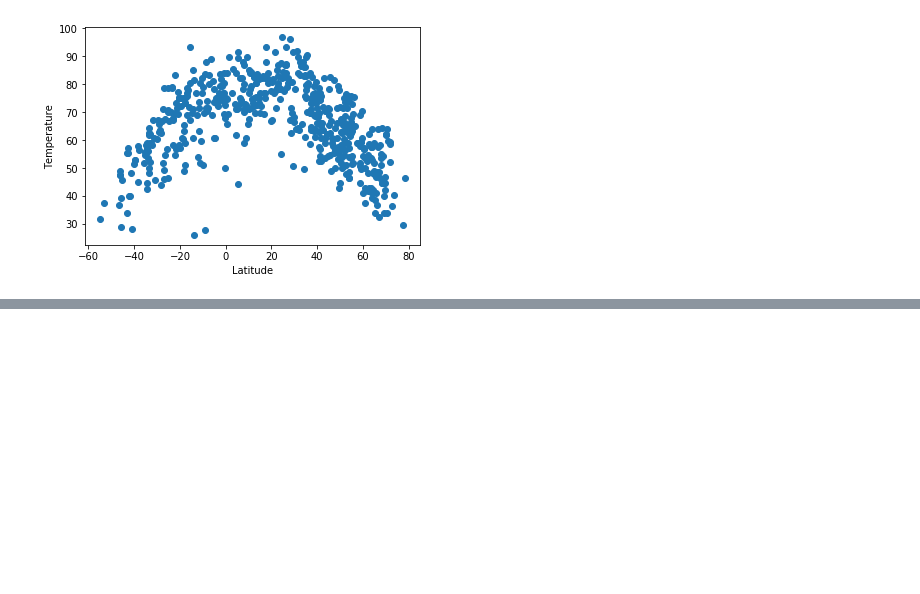
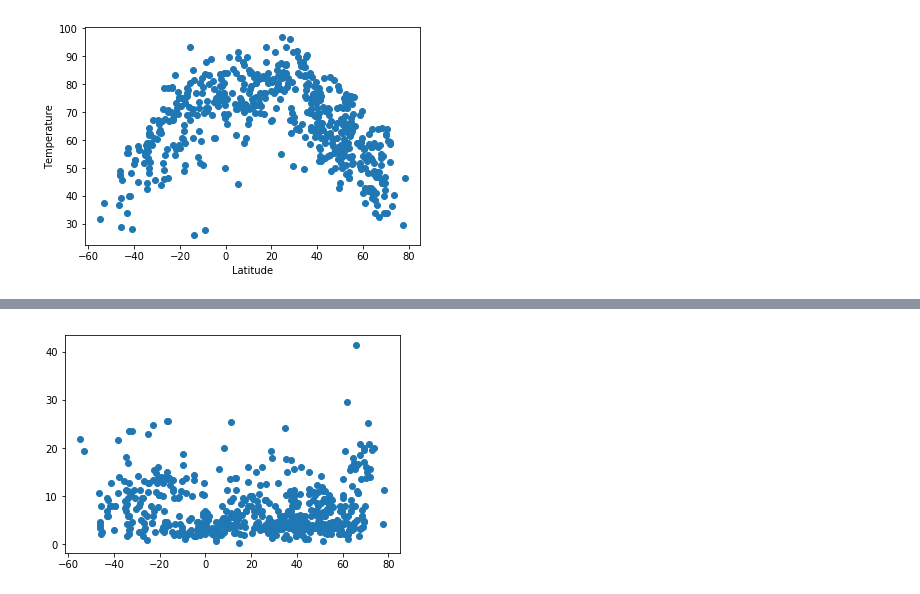
Before and after one commit to ralfsantacruz/OpenWeatherAPI, a Jupyter notebook: starter_code/WeatherPy.ipynb, the cells around one changed output, grey strips where cells are left out. Cells and saved outputs as stored; diff of their text form; code cells hidden in the pictures; blank space fills up the shorter version.

```diff
--- a/starter_code/WeatherPy.ipynb
+++ b/starter_code/WeatherPy.ipynb
@@ -151,0 +143,5 @@ plt.scatter(dictionary[])
+# %%
+plt.scatter(df['latitude'], df['windspeed (mph)'])
+plt.show()
+# %% [output]
+[figure, added]
```
Also changed, not shown: parts of 7 cells of this notebook.
